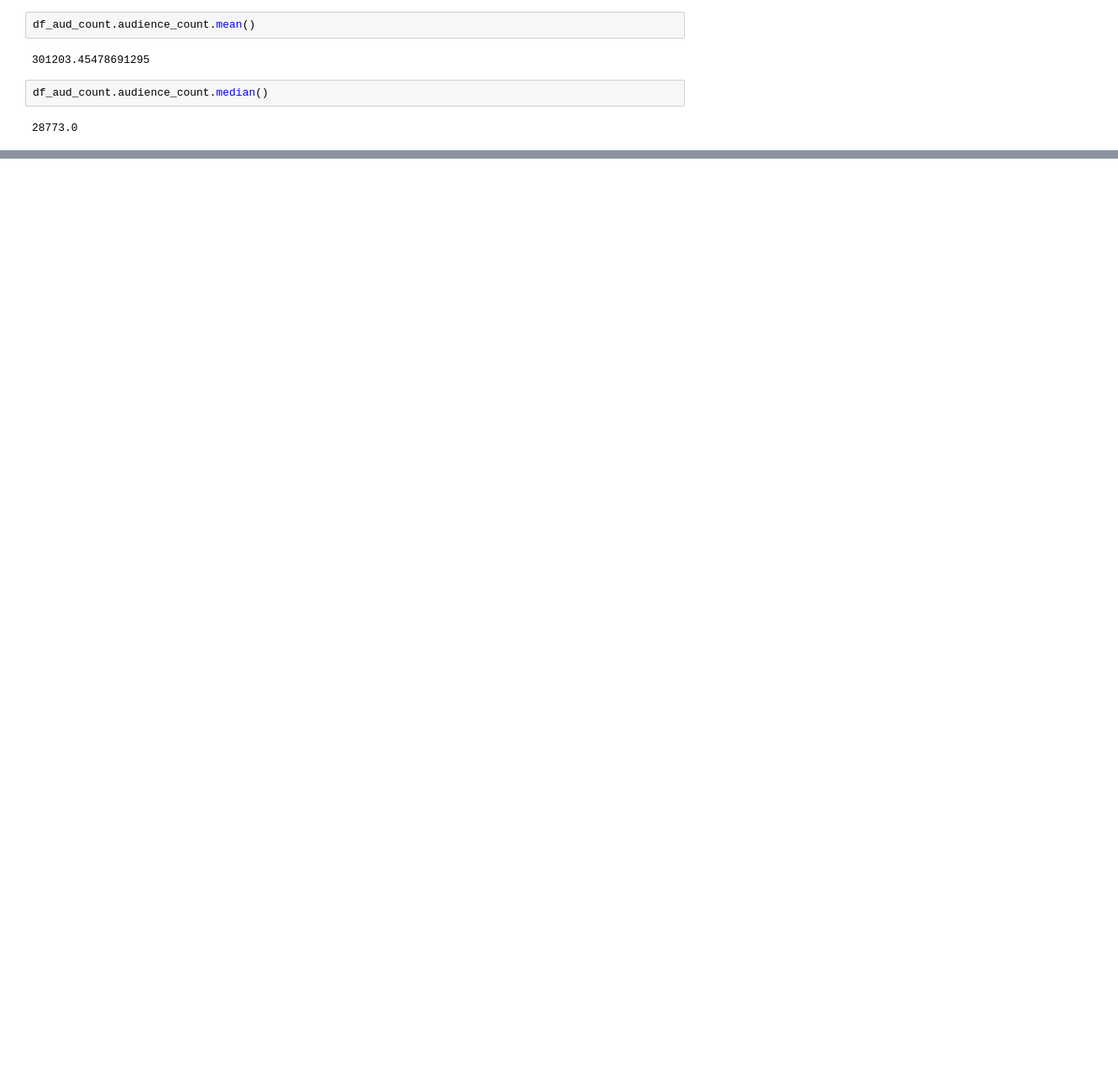
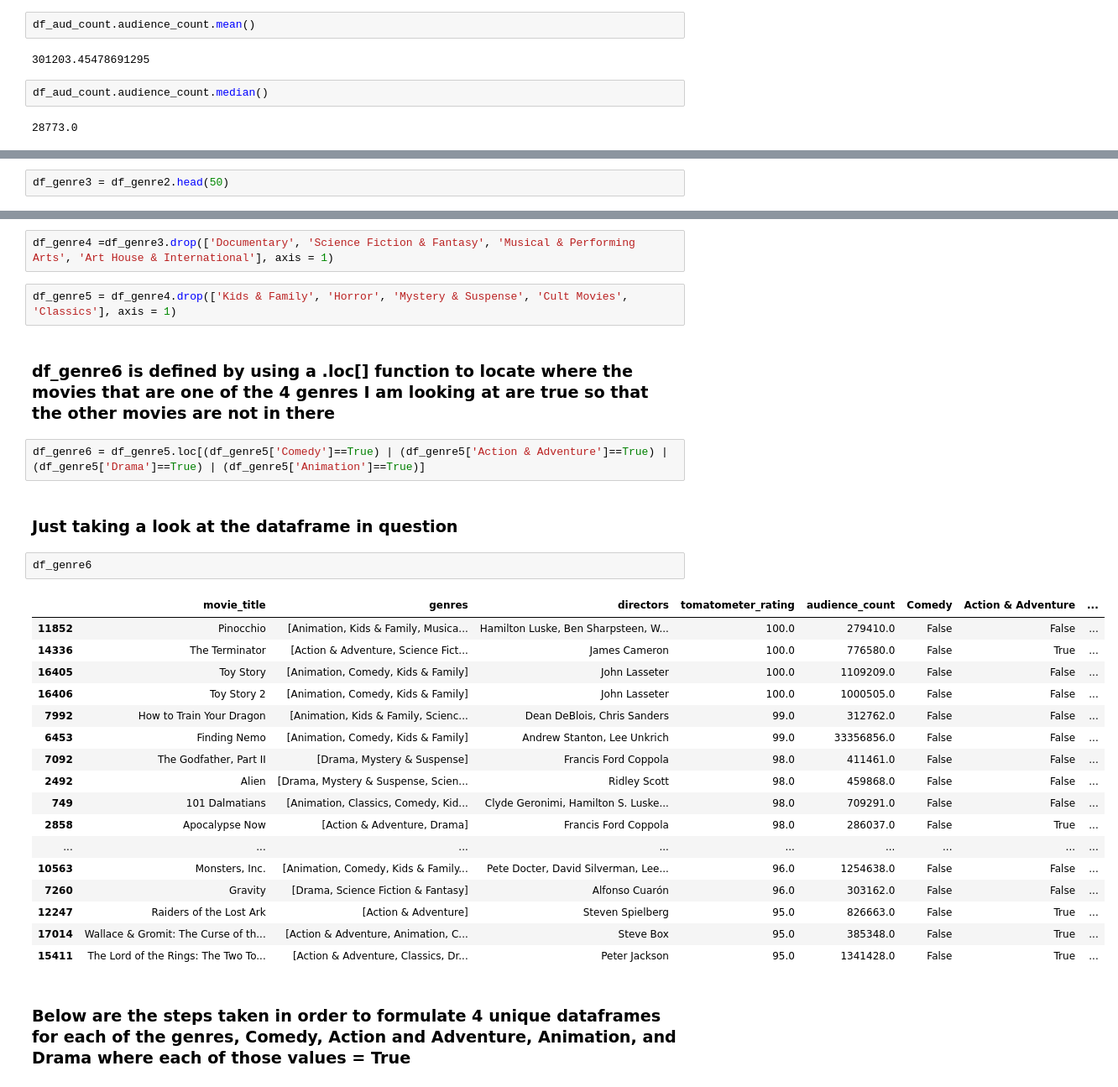
Before and after one commit to camdeman/MMA, a Jupyter notebook: Project_One_Final_Notebook.ipynb, the cells around one changed output, grey strips where cells are left out. Shown at 84% size. Saved outputs shown, nothing was run; the diff lists cells and outputs as text; blank space fills up the shorter version.

```diff
--- a/Project_One_Final_Notebook.ipynb
+++ b/Project_One_Final_Notebook.ipynb
@@ -1008,0 +1219,2 @@ df_aud_count.audience_count.median()
+# %%
+df_genre3 = df_genre2.head(50)
@@ -1008,0 +1277,32 @@ df_aud_count.audience_count.median()
+# %%
+df_genre4 =df_genre3.drop(['Documentary', 'Science Fiction & Fantasy', 'Musical & Performing Arts', 'Art House & International'], axis = 1)
+# %%
+df_genre5 = df_genre4.drop(['Kids & Family', 'Horror', 'Mystery & Suspense', 'Cult Movies', 'Classics'], axis = 1)
+# %% [markdown]
+### df_genre6 is defined by using a .loc[] function to locate where the movies that are one of the 4 genres I am looking at are true so that the other movies are not in there
+# %%
+df_genre6 = df_genre5.loc[(df_genre5['Comedy']==True) | (df_genre5['Action & Adventure']==True) | (df_genre5['Drama']==True) | (df_genre5['Animation']==True)]
+# %% [markdown]
+### Just taking a look at the dataframe in question
+# %%
+df_genre6
+# %% [output]
+|  | movie_title | genres | directors | tomatometer_rating | audience_count | Comedy | Action & Adventure | ... |
+| 11852 | Pinocchio | [Animation, Kids & Family, Musica... | Hamilton Luske, Ben Sharpsteen, W... | 100.0 | 279410.0 | False | False | ... |
+| 14336 | The Terminator | [Action & Adventure, Science Fict... | James Cameron | 100.0 | 776580.0 | False | True | ... |
+| 16405 | Toy Story | [Animation, Comedy, Kids & Family] | John Lasseter | 100.0 | 1109209.0 | False | False | ... |
+| 16406 | Toy Story 2 | [Animation, Comedy, Kids & Family] | John Lasseter | 100.0 | 1000505.0 | False | False | ... |
+| 7992 | How to Train Your Dragon | [Animation, Kids & Family, Scienc... | Dean DeBlois, Chris Sanders | 99.0 | 312762.0 | False | False | ... |
+| 6453 | Finding Nemo | [Animation, Comedy, Kids & Family] | Andrew Stanton, Lee Unkrich | 99.0 | 33356856.0 | False | False | ... |
+| 7092 | The Godfather, Part II | [Drama, Mystery & Suspense] | Francis Ford Coppola | 98.0 | 411461.0 | False | False | ... |
+| 2492 | Alien | [Drama, Mystery & Suspense, Scien... | Ridley Scott | 98.0 | 459868.0 | False | False | ... |
+| 749 | 101 Dalmatians | [Animation, Classics, Comedy, Kid... | Clyde Geronimi, Hamilton S. Luske... | 98.0 | 709291.0 | False | False | ... |
+| 2858 | Apocalypse Now | [Action & Adventure, Drama] | Francis Ford Coppola | 98.0 | 286037.0 | False | True | ... |
+| ... | ... | ... | ... | ... | ... | ... | ... | ... |
+| 10563 | Monsters, Inc. | [Animation, Comedy, Kids & Family... | Pete Docter, David Silverman, Lee... | 96.0 | 1254638.0 | False | False | ... |
+| 7260 | Gravity | [Drama, Science Fiction & Fantasy] | Alfonso Cuarón | 96.0 | 303162.0 | False | False | ... |
+| 12247 | Raiders of the Lost Ark | [Action & Adventure] | Steven Spielberg | 95.0 | 826663.0 | False | True | ... |
+| 17014 | Wallace & Gromit: The Curse of th... | [Action & Adventure, Animation, C... | Steve Box | 95.0 | 385348.0 | False | True | ... |
+| 15411 | The Lord of the Rings: The Two To... | [Action & Adventure, Classics, Dr... | Peter Jackson | 95.0 | 1341428.0 | False | True | ... |
+# %% [markdown]
+### Below are the steps taken in order to formulate 4 unique dataframes for each of the genres, Comedy, Action and Adventure, Animation, and Drama where each of those values = True
```
Also changed, not shown: parts of 75 cells of this notebook, 3 other files.
